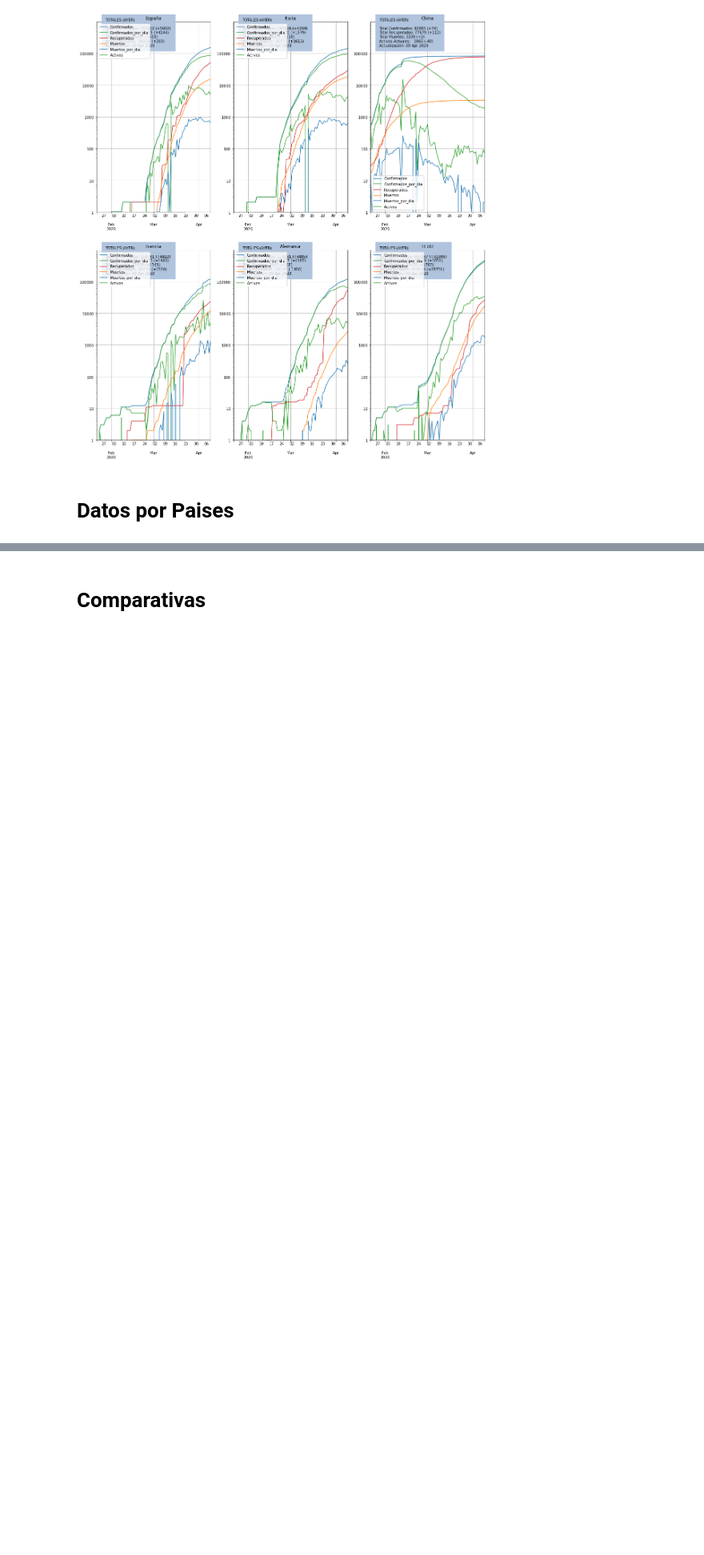
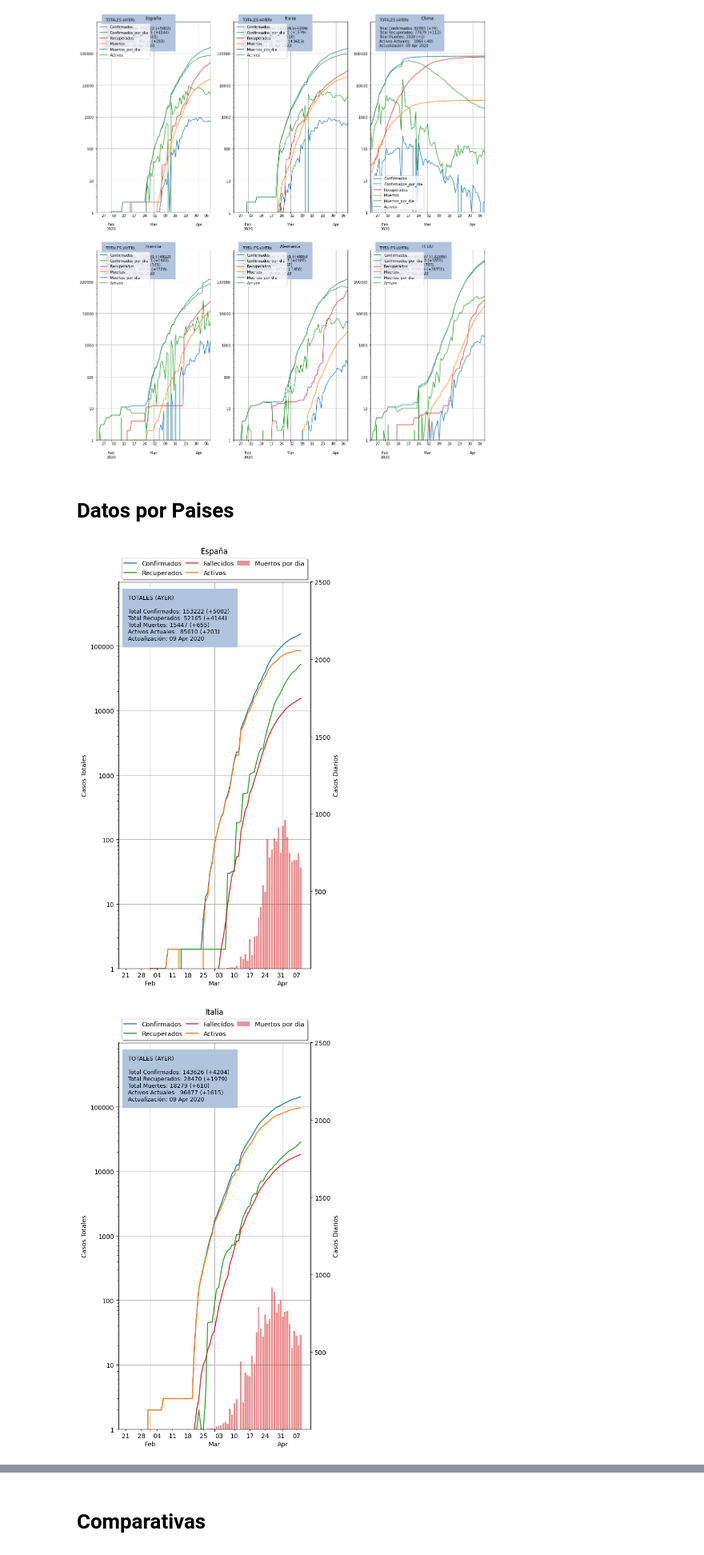
Before and after one commit to edavidfs/covid19-graph, a Jupyter notebook: Covid19-graph.ipynb, the cells around one changed output, grey strips where cells are left out. Shown at 80% size. Saved outputs shown, nothing was run; the diff lists cells and outputs as text; code cells hidden in the pictures; blank space fills up the shorter version.

```diff
--- a/Covid19-graph.ipynb
+++ b/Covid19-graph.ipynb
@@ -253,7 +253,7 @@ for country_df in data:
 
     ax.legend(loc='best')
     ax.grid()
-    ax.text(0.05,0.78, generate_info_text(country_df), transform=ax.transAxes,
+    ax.text(0.05,0.85, generate_info_text(country_df), transform=ax.transAxes,
             fontsize=9,
             bbox=dict(boxstyle="square",
                       ec='lightsteelblue',
@@ -266,31 +266,34 @@ for country_df in data:
     ax2.set_ylabel('Casos Diarios')
 
     ax2.xaxis.set_major_formatter(mdates.DateFormatter('%b'))
     ax2.xaxis.set_major_locator(mdates.MonthLocator())
 
     ax2.xaxis.set_minor_formatter(mdates.DateFormatter('%d'))
     ax2.xaxis.set_minor_locator(mdates.WeekdayLocator())
     xax2 = ax2.get_xaxis()
     xax2.set_tick_params(which='major', pad=15)
 
 #    #country_df[['Muertos_por_dia']].plot(ax=ax2,linestyle='dashed', color='#D62728')
     ax2.bar(x=country_df.index, height=country_df['Muertos_por_dia'], label='Muertos por dia', color='#D62728', alpha=0.5)
 ##    country_df.plot.bar(y='Muertos_por_dia',color='#D62728')
 
     lines, labels = ax.get_legend_handles_labels()
     lines2, labels2 = ax2.get_legend_handles_labels()
-    ax.legend(lines + lines2, labels + labels2, fancybox=True, shadow=True, loc='lower left',mode="expand", bbox_to_anchor=(0., 1.02, 1.02, .102),
+    ax.legend(lines + lines2, labels + labels2, fancybox=True, shadow=True, loc='lower left',mode="expand", bbox_to_anchor=(0., 1., 0.999, .102),
              ncol=3)
 
     ax2.legend().remove()
     if (titles[pais_id]=="UK"):
         title = 'Reino Unido'
     else:
         title = titles[pais_id]
 
     ax.set_title(title, pad=45)
 
     filename = titles[pais_id].replace('ñ','n')
     fig.tight_layout()
     fig.savefig(f'{filename}-test.png')
     pais_id +=1
+# %% [output]
+[figure, added]
+[figure, added]
```
Also changed, not shown: parts of 1 cell of this notebook, 21 other files.
